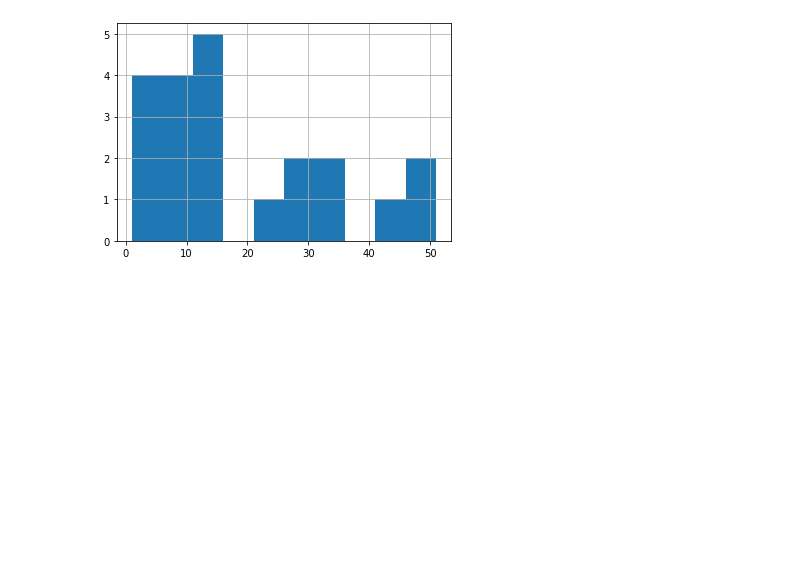
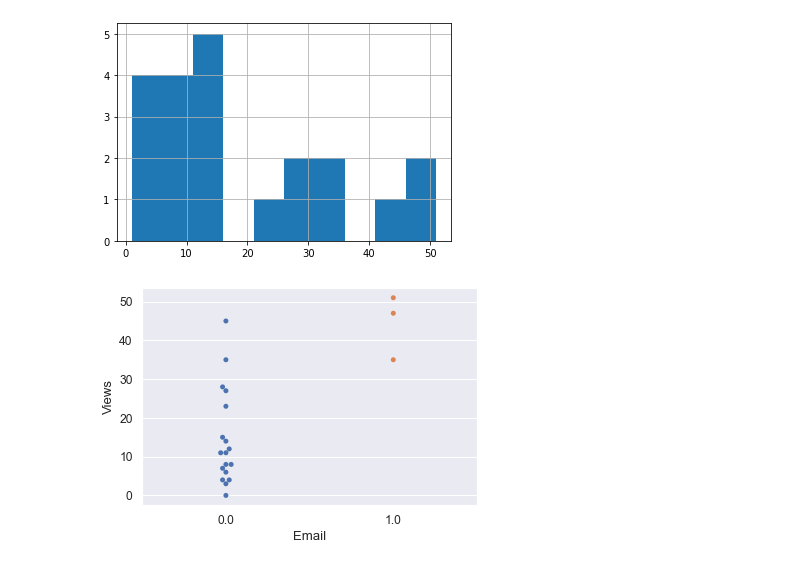
Before and after one commit to cloverbunny/nausicaa, a Jupyter notebook: website_stats7-28-22.ipynb, the cells around one changed output. Saved outputs shown, nothing was run; the diff lists cells and outputs as text; code cells hidden in the pictures; blank space fills up the shorter version.

```diff
--- a/website_stats7-28-22.ipynb
+++ b/website_stats7-28-22.ipynb
@@ -79,3 +80,8 @@ df.Views.hist()
 # %% [output]
 <AxesSubplot:>
 [figure]
+# %%
+sns.set(font_scale=1.1)
+ax = sns.swarmplot(x="Email", y="Views",data=df)
+# %% [output]
+[figure, added]
```
Also changed, not shown: parts of 8 cells of this notebook.
